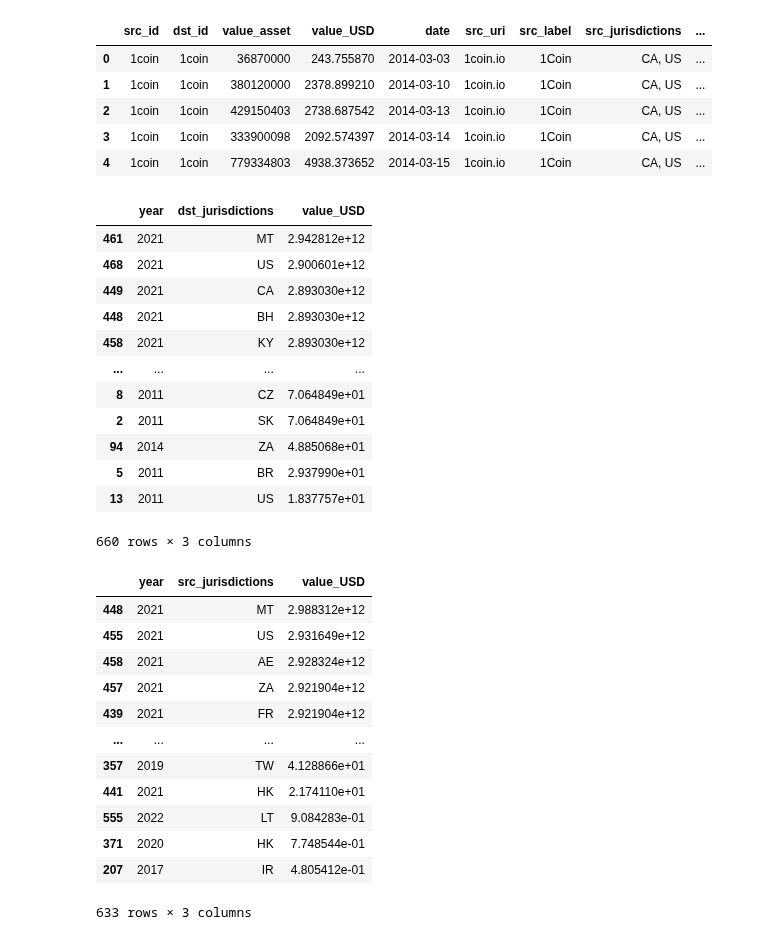
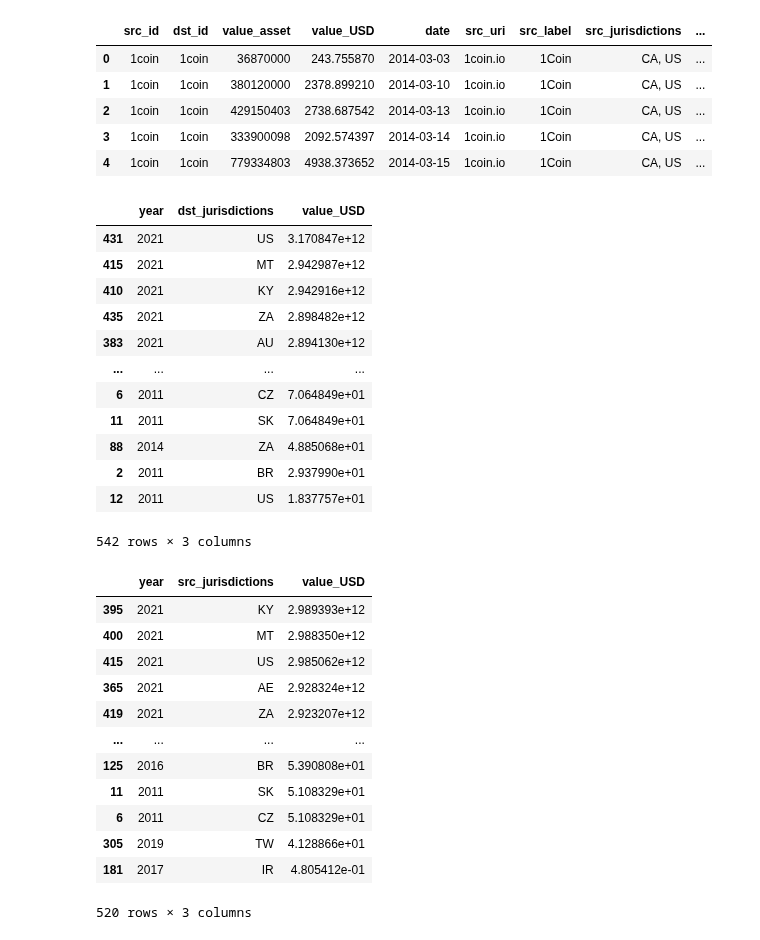
Before and after one commit to FlowDrucka64/MoneyFlow, a Jupyter notebook: data_exploration.ipynb, the cells around one changed output. Cells and saved outputs as stored; diff of their text form; code cells hidden in the pictures.

```diff
--- a/data_exploration.ipynb
+++ b/data_exploration.ipynb
@@ -115,45 +115,48 @@ merged_df['date'] = pd.to_datetime(merged_df['date'])
 # %%
 # Create list for jurisdictions
 merged_df = merged_df.assign(src_jurisdictions=merged_df.src_jurisdictions.str.split(','))
 merged_df = merged_df.assign(dst_jurisdictions=merged_df.dst_jurisdictions.str.split(','))
 # Create year column
 merged_df['year'] = merged_df.date.dt.year
 # Create separate columns for each jurisdiction (if we want to split the amounts we have to split amount before)
 merged_df = merged_df.explode('dst_jurisdictions')
 merged_df = merged_df.explode('src_jurisdictions')
+# Strip whitespace
+merged_df.dst_jurisdictions = merged_df.dst_jurisdictions.str.strip()
+merged_df.src_jurisdictions = merged_df.src_jurisdictions.str.strip()
 # Remove flows which aren't x-border
 merged_df = merged_df[merged_df['dst_jurisdictions'] != merged_df['src_jurisdictions']]
 # Grouping
 dst_amounts = merged_df.groupby(['year', 'dst_jurisdictions'])['value_USD'].sum().reset_index()
 src_amounts = merged_df.groupby(['year', 'src_jurisdictions'])['value_USD'].sum().reset_index()
 
 display(dst_amounts.sort_values("value_USD",ascending=False))
 display(src_amounts.sort_values("value_USD",ascending=False))
 # %% [output]
 |  | year | dst_jurisdictions | value_USD |
-| 461 | 2021 | MT | 2.942812e+12 |
-| 468 | 2021 | US | 2.900601e+12 |
-| 449 | 2021 | CA | 2.893030e+12 |
-| 448 | 2021 | BH | 2.893030e+12 |
-| 458 | 2021 | KY | 2.893030e+12 |
+| 431 | 2021 | US | 3.170847e+12 |
+| 415 | 2021 | MT | 2.942987e+12 |
+| 410 | 2021 | KY | 2.942916e+12 |
+| 435 | 2021 | ZA | 2.898482e+12 |
+| 383 | 2021 | AU | 2.894130e+12 |
 | ... | ... | ... | ... |
-| 8 | 2011 | CZ | 7.064849e+01 |
-| 2 | 2011 | SK | 7.064849e+01 |
-| 94 | 2014 | ZA | 4.885068e+01 |
-| 5 | 2011 | BR | 2.937990e+01 |
-| 13 | 2011 | US | 1.837757e+01 |
+| 6 | 2011 | CZ | 7.064849e+01 |
+| 11 | 2011 | SK | 7.064849e+01 |
+| 88 | 2014 | ZA | 4.885068e+01 |
+| 2 | 2011 | BR | 2.937990e+01 |
+| 12 | 2011 | US | 1.837757e+01 |
-660 rows × 3 columns
+542 rows × 3 columns
 |  | year | src_jurisdictions | value_USD |
-| 448 | 2021 | MT | 2.988312e+12 |
-| 455 | 2021 | US | 2.931649e+12 |
-| 458 | 2021 | AE | 2.928324e+12 |
-| 457 | 2021 | ZA | 2.921904e+12 |
-| 439 | 2021 | FR | 2.921904e+12 |
+| 395 | 2021 | KY | 2.989393e+12 |
+| 400 | 2021 | MT | 2.988350e+12 |
+| 415 | 2021 | US | 2.985062e+12 |
+| 365 | 2021 | AE | 2.928324e+12 |
+| 419 | 2021 | ZA | 2.923207e+12 |
 | ... | ... | ... | ... |
-| 357 | 2019 | TW | 4.128866e+01 |
-| 441 | 2021 | HK | 2.174110e+01 |
-| 555 | 2022 | LT | 9.084283e-01 |
-| 371 | 2020 | HK | 7.748544e-01 |
-| 207 | 2017 | IR | 4.805412e-01 |
+| 125 | 2016 | BR | 5.390808e+01 |
+| 11 | 2011 | SK | 5.108329e+01 |
+| 6 | 2011 | CZ | 5.108329e+01 |
+| 305 | 2019 | TW | 4.128866e+01 |
+| 181 | 2017 | IR | 4.805412e-01 |
-633 rows × 3 columns
+520 rows × 3 columns
 # %%
```
Also changed, not shown: parts of 2 cells of this notebook.
